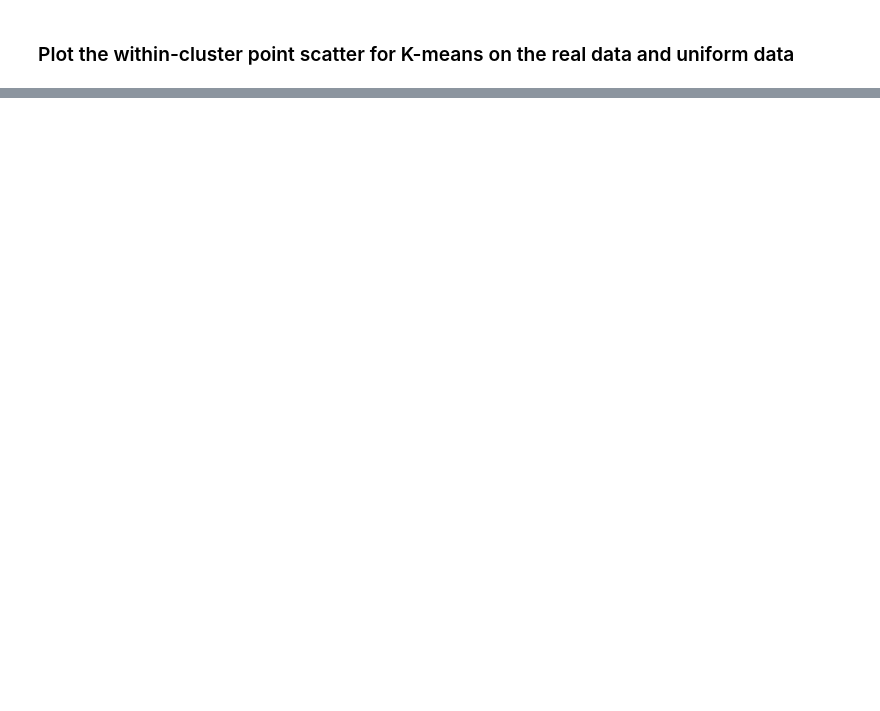
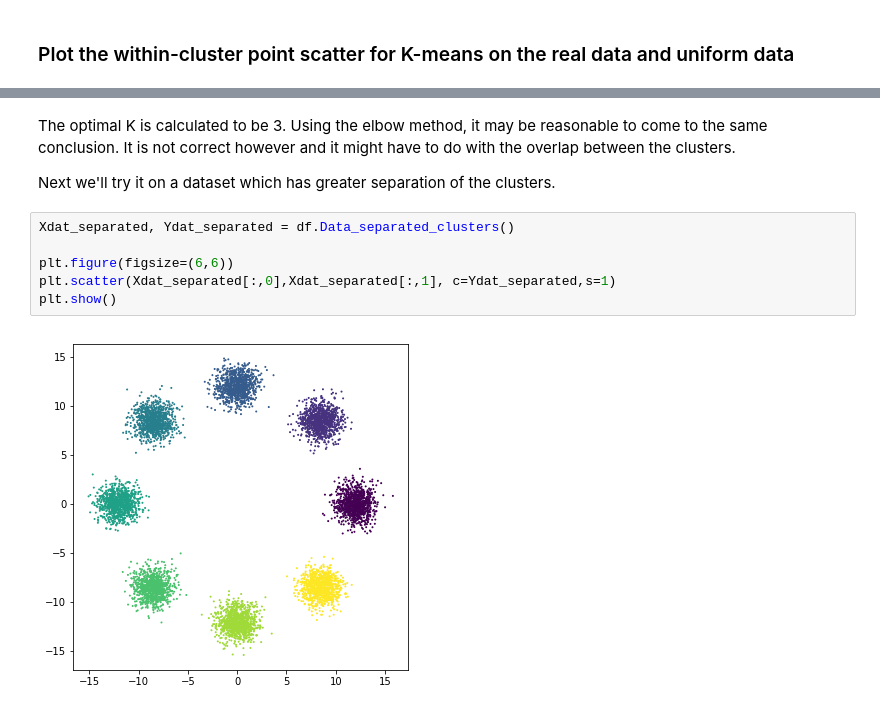
Before and after one commit to edforsberg/MME440_Project2, a Jupyter notebook: RaukonGap.ipynb, the cells around one changed output, grey strips where cells are left out. Cells and saved outputs as stored; diff of their text form; blank space fills up the shorter version.

```diff
--- a/RaukonGap.ipynb
+++ b/RaukonGap.ipynb
@@ -101,0 +166,12 @@ plt.show()
+# %% [markdown]
+The optimal K is calculated to be 3. Using the elbow method, it may be reasonable to come to the same conclusion. It is not correct however and it might have to do with the overlap between the clusters.
+
+Next we'll try it on a dataset which has greater separation of the clusters.
+# %%
+Xdat_separated, Ydat_separated = df.Data_separated_clusters()
+
+plt.figure(figsize=(6,6))
+plt.scatter(Xdat_separated[:,0],Xdat_separated[:,1], c=Ydat_separated,s=1)
+plt.show()
+# %% [output]
+[figure, added]
```
Also changed, not shown: parts of 15 cells of this notebook, 1 other file.
